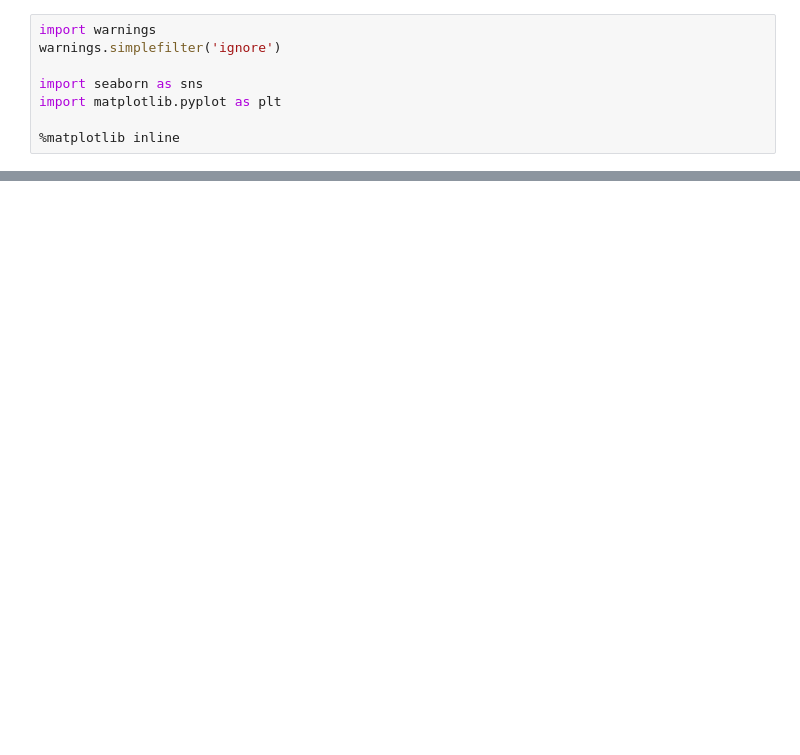
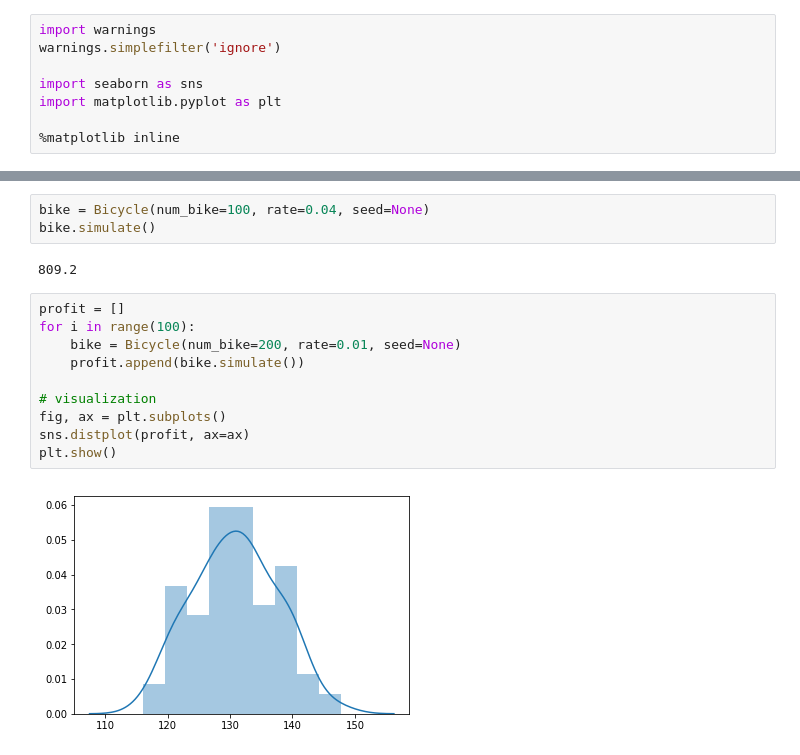
Before and after one commit to haley1229/Final-Project-1, a Jupyter notebook: main.ipynb, the cells around one changed output, grey strips where cells are left out. Saved outputs shown, nothing was run; the diff lists cells and outputs as text; blank space fills up the shorter version.

```diff
--- a/main.ipynb
+++ b/main.ipynb
@@ -80,6 +80,23 @@ class Bicycle(object):
     def sample_bicycle(self, n):
         """ function to sample the actually used bicycles with binomial distribution """
         return np.random.binomial(n, p=self.bike_usage_prob)
+# %%
+bike = Bicycle(num_bike=100, rate=0.04, seed=None)
+bike.simulate()
+# %% [output]
+809.2
+# %%
+profit = []
+for i in range(100):
+    bike = Bicycle(num_bike=200, rate=0.01, seed=None)
+    profit.append(bike.simulate())
+
+# visualization
+fig, ax = plt.subplots()
+sns.distplot(profit, ax=ax)
+plt.show()
+# %% [output]
+[figure, added]
 # %%
 profit = []
 for i in range(100):
```
Also changed, not shown: parts of 6 cells of this notebook.
